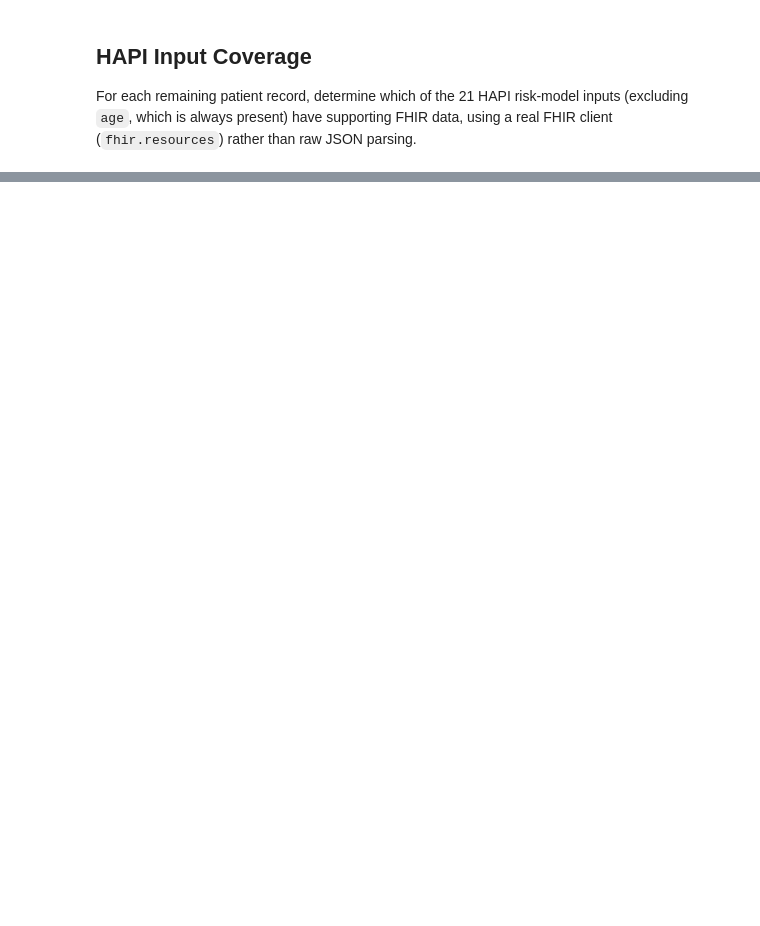
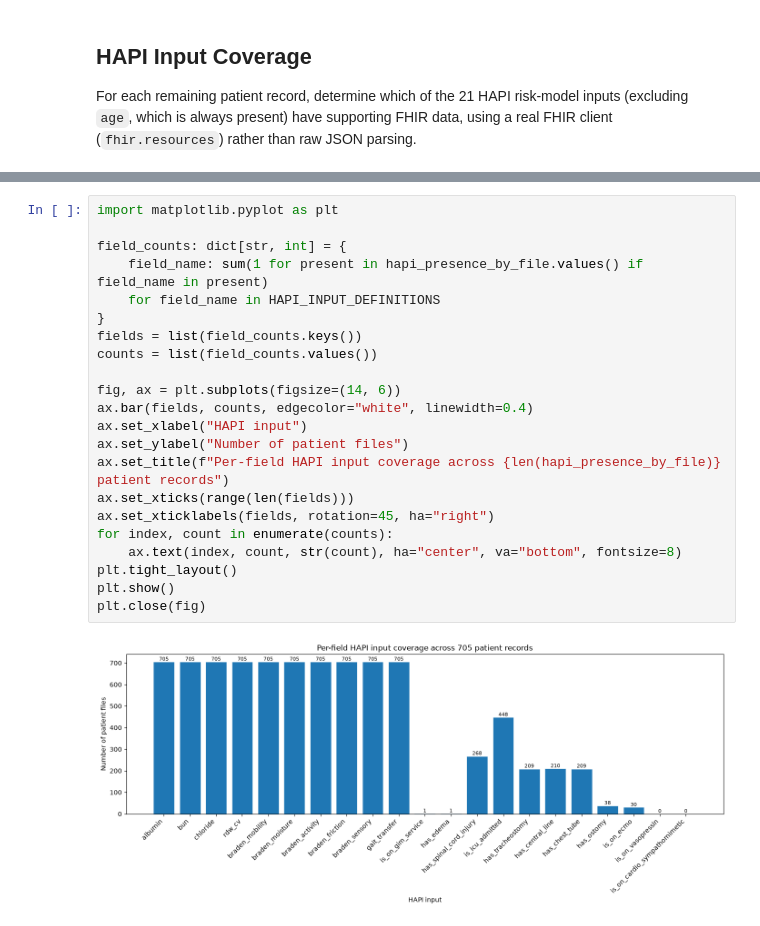
Before and after one commit to molnlyckeexternalcollab/iris-fhir-converter-demo, a Jupyter notebook: skills/synthea-module-author/analysis.ipynb, the cells around one changed output, grey strips where cells are left out. Cells and saved outputs as stored; diff of their text form; blank space fills up the shorter version.

```diff
--- a/skills/synthea-module-author/analysis.ipynb
+++ b/skills/synthea-module-author/analysis.ipynb
@@ -396,0 +390,24 @@ plt.close(fig)
+# %%
+import matplotlib.pyplot as plt
+
+field_counts: dict[str, int] = {
+    field_name: sum(1 for present in hapi_presence_by_file.values() if field_name in present)
+    for field_name in HAPI_INPUT_DEFINITIONS
+}
+fields = list(field_counts.keys())
+counts = list(field_counts.values())
+
+fig, ax = plt.subplots(figsize=(14, 6))
+ax.bar(fields, counts, edgecolor="white", linewidth=0.4)
+ax.set_xlabel("HAPI input")
+ax.set_ylabel("Number of patient files")
+ax.set_title(f"Per-field HAPI input coverage across {len(hapi_presence_by_file)} patient records")
+ax.set_xticks(range(len(fields)))
+ax.set_xticklabels(fields, rotation=45, ha="right")
+for index, count in enumerate(counts):
+    ax.text(index, count, str(count), ha="center", va="bottom", fontsize=8)
+plt.tight_layout()
+plt.show()
+plt.close(fig)
+# %% [output]
+[figure, added]
```
Also changed, not shown: parts of 11 cells of this notebook.
